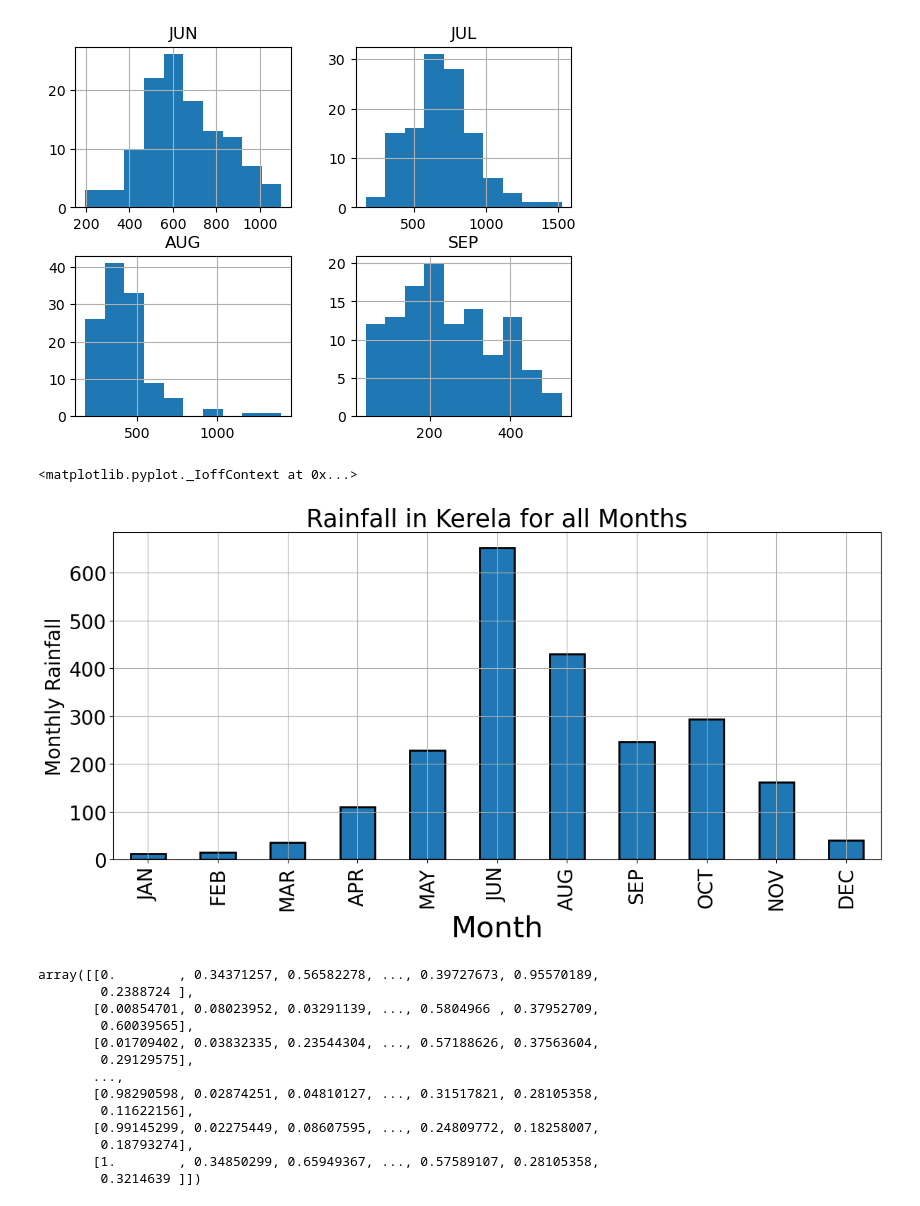
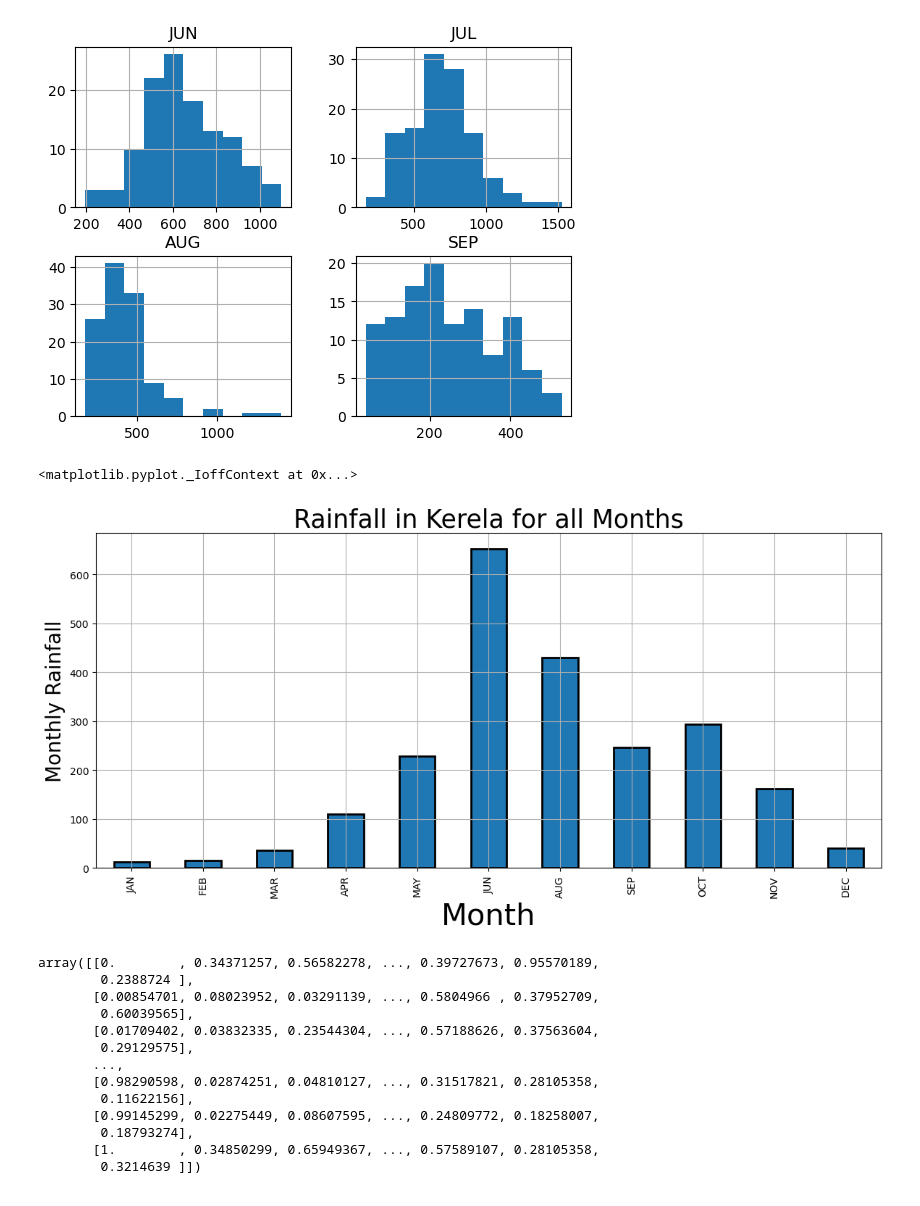
Before and after one commit to harshitbh92/flood_prediction, a Jupyter notebook: ML Flood Prection.ipynb, the cells around one changed output. Cells and saved outputs as stored; diff of their text form; code cells hidden in the pictures.

```diff
--- a/ML Flood Prection.ipynb
+++ b/ML Flood Prection.ipynb
@@ -189,12 +190,11 @@ plt.show()
 # %%
 ax = data[['JAN', 'FEB', 'MAR', 'APR','MAY', 'JUN', 'AUG', 'SEP', 'OCT','NOV','DEC']].mean().plot.bar(width=0.5,edgecolor='k',align='center',linewidth=2,figsize=(14,6))
 plt.xlabel('Month',fontsize=30)
 plt.ylabel('Monthly Rainfall',fontsize=20)
 plt.title('Rainfall in Kerela for all Months',fontsize=25)
-ax.tick_params(labelsize=20)
 plt.grid()
 plt.ioff()
 # %% [output]
 <matplotlib.pyplot._IoffContext at 0x...>
-[figure, old version]
+[figure, new version]
 # %%
```
Also changed, not shown: parts of 40 cells of this notebook.
